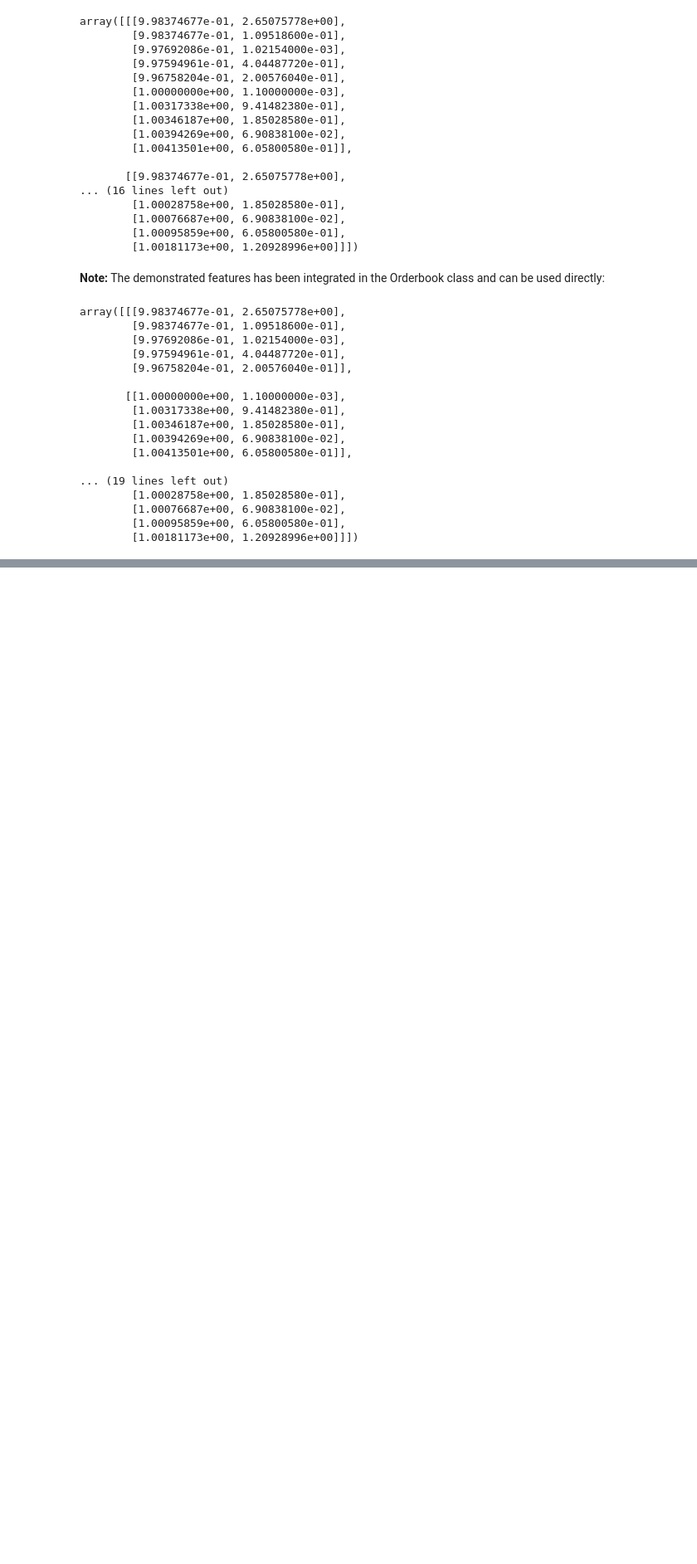
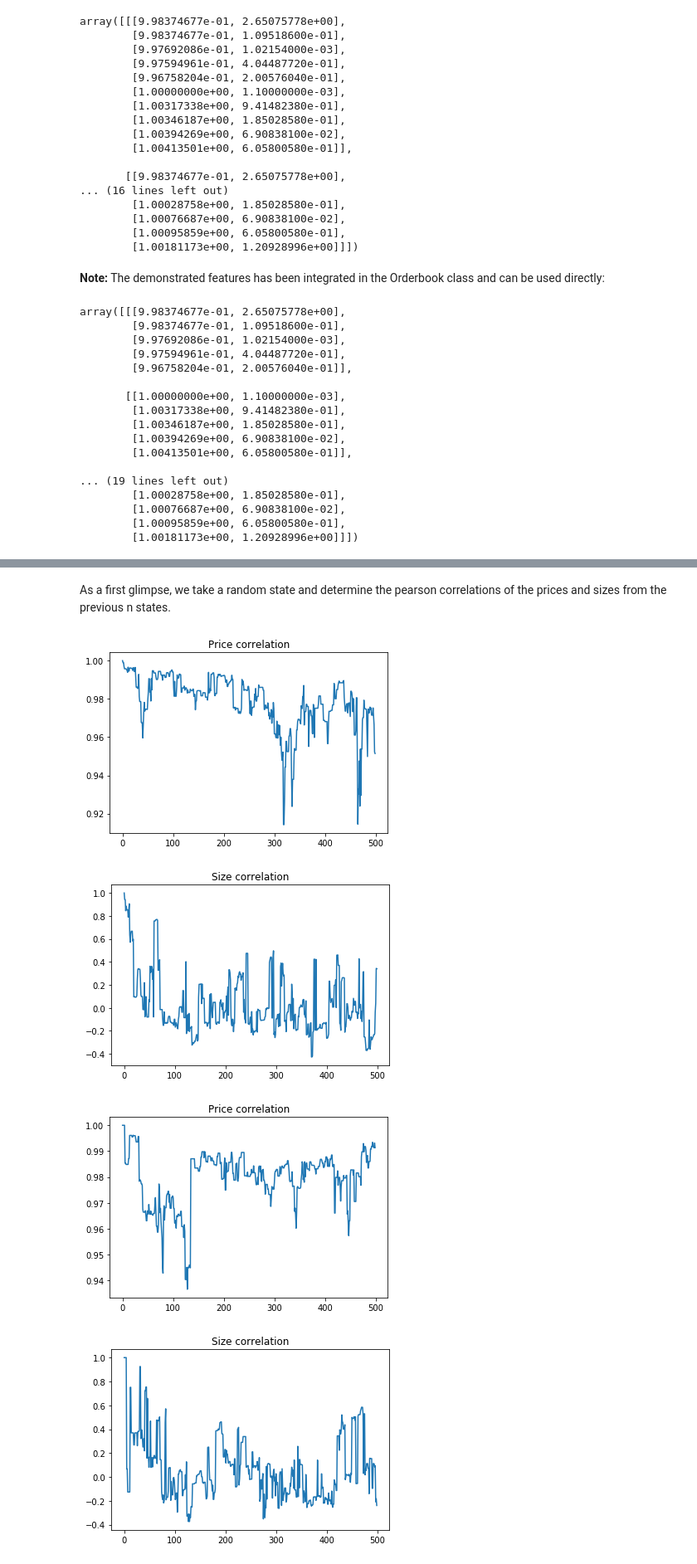
Before and after one commit to mjuchli/ctc-executioner, a Jupyter notebook: notebooks/orderbook_features.ipynb, the cells around one changed output, grey strips where cells are left out. Shown at 83% size. Drawn from its saved outputs; the diff is of its cells as text; code cells hidden in the pictures; blank space fills up the shorter version.

Commit message:
Demenstrate correlation of orderbook states

```diff
--- a/notebooks/orderbook_features.ipynb
+++ b/notebooks/orderbook_features.ipynb
@@ -309,0 +314,38 @@ array([[[9.98374677e-01, 2.65075778e+00],
+# %% [markdown]
+As a first glimpse, we take a random state and determine the pearson correlations of the prices and sizes from the previous n states.
+# %%
+import scipy as sp
+
+def plotOrderbookCorrelation(lookback):
+    lookback_range = range(lookback)
+    state, state_index = orderbook.getRandomState(runtime=120, min_head=lookback)
+    features = orderbook.getBidAskFeatures(state_index, lookback=lookback, qty=1.0, normalize=True, price=True, size=True, levels = 10)
+    bidsasks = features.reshape((int(features.shape[0]/2), features.shape[1]*2, features.shape[2]))
+
+    arr_price = []
+    for i in lookback_range:
+        corr, p = sp.stats.pearsonr(bidsasks[0,:,0], bidsasks[i,:,0])
+        arr_price.append(corr)
+
+    arr_size = []
+    for i in lookback_range:
+        corr, p = sp.stats.pearsonr(bidsasks[0,:,1], bidsasks[i,:,1])
+        arr_size.append(corr)
+
+    import matplotlib.pyplot as plt
+    plt.title("Price correlation")
+    plt.plot(lookback_range, arr_price)
+    plt.show()
+
+    plt.title("Size correlation")
+    plt.plot(lookback_range, arr_size)
+    plt.show()
+
+plotOrderbookCorrelation(500)
+plotOrderbookCorrelation(500)
+plotOrderbookCorrelation(500)
+# %% [output]
+[figure, added]
+[figure, added]
+[figure, added]
+[figure, added]
```
Also changed, not shown: parts of 3 cells of this notebook.
